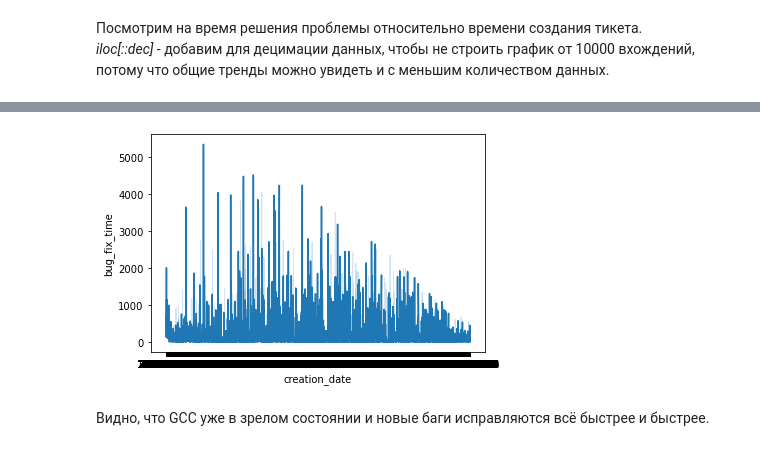
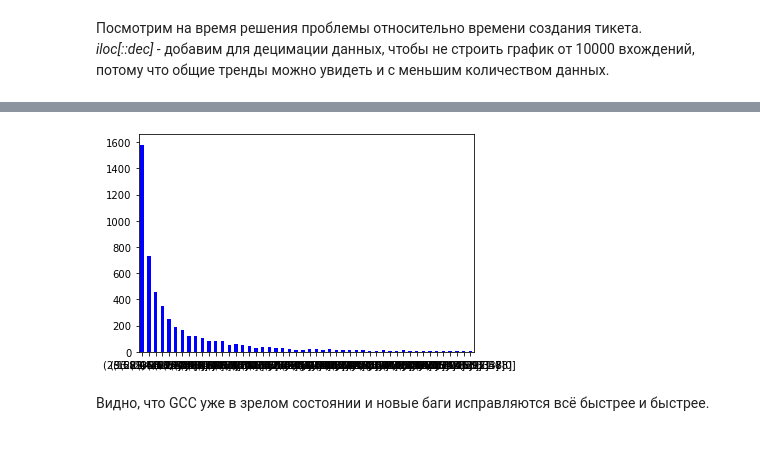
Before and after one commit to Sandro295/Masters-ML, a Jupyter notebook: homework-1.ipynb, the cells around one changed output, grey strips where cells are left out. Saved outputs shown, nothing was run; the diff lists cells and outputs as text; code cells hidden in the pictures.

```diff
--- a/homework-1.ipynb
+++ b/homework-1.ipynb
@@ -257,5 +270,15 @@ sns.pairplot(data, hue='severity_code')
+# %%
+rows_to_drop = data[
+    (data_raw['bug_fix_time'] < data_raw['bug_fix_time'].quantile(0.5)) | (data_raw['bug_fix_time'] > data_raw['bug_fix_time'].quantile(0.995))
+    ].index
+data.drop(rows_to_drop, inplace=True)
+# %%
+bug_fix_time_col = pd.cut(data['bug_fix_time'], bins=50)
 # %%
 dec = 3
-fixing_time_plot = sns.lineplot(x = data['creation_date'].iloc[::dec], y = data['bug_fix_time'].iloc[::dec]);
+ax = bug_fix_time_col.value_counts(sort=False).plot.bar(rot=0, color="b", figsize=(6,4))
+plt.show()
+
+# fixing_time_plot = sns.lineplot(x = data['creation_date'], y = bug_fix_time_col);
 # %% [output]
-[figure, old version]
+[figure, new version]
```
Also changed, not shown: parts of 23 cells of this notebook.
